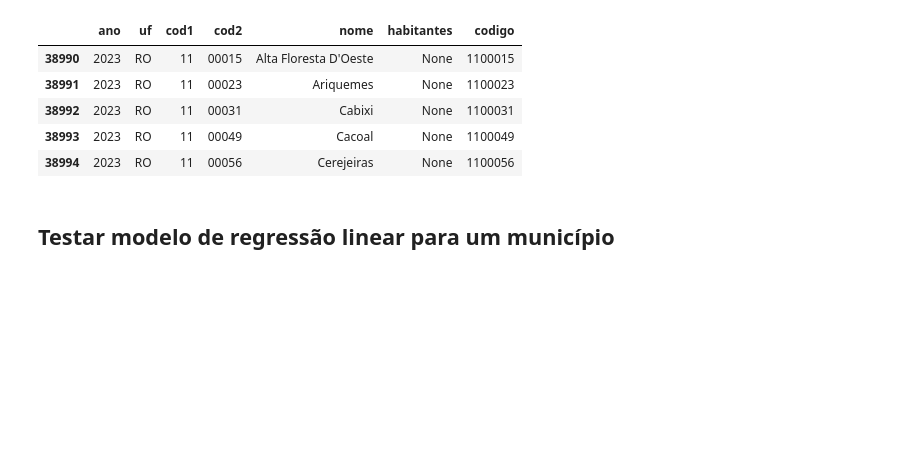
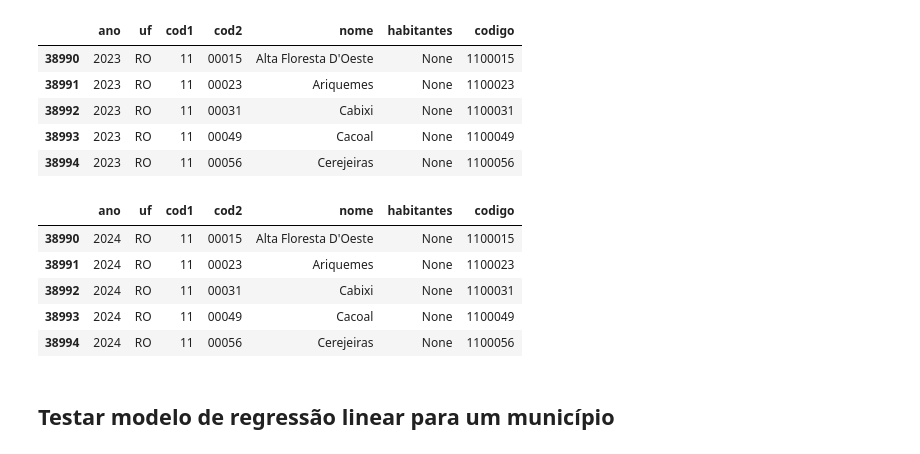
Before and after one commit to hjort/populacao-municipal, a Jupyter notebook: 11-projetar-populacao-proximos-anos.ipynb, the cells around one changed output. Drawn from its saved outputs; the diff is of its cells as text; code cells hidden in the pictures; blank space fills up the shorter version.

```diff
--- a/11-projetar-populacao-proximos-anos.ipynb
+++ b/11-projetar-populacao-proximos-anos.ipynb
@@ -85,6 +85,17 @@ dados_prox2.head()
 | 38992 | 2023 | RO | 11 | 00031 | Cabixi | None | 1100031 |
 | 38993 | 2023 | RO | 11 | 00049 | Cacoal | None | 1100049 |
 | 38994 | 2023 | RO | 11 | 00056 | Cerejeiras | None | 1100056 |
+# %%
+dados_prox3 = dados_prox.copy()
+dados_prox3['ano'] = dados_prox3['ano'] + 2
+dados_prox3.head()
+# %% [output]
+|  | ano | uf | cod1 | cod2 | nome | habitantes | codigo |
+| 38990 | 2024 | RO | 11 | 00015 | Alta Floresta D'Oeste | None | 1100015 |
+| 38991 | 2024 | RO | 11 | 00023 | Ariquemes | None | 1100023 |
+| 38992 | 2024 | RO | 11 | 00031 | Cabixi | None | 1100031 |
+| 38993 | 2024 | RO | 11 | 00049 | Cacoal | None | 1100049 |
+| 38994 | 2024 | RO | 11 | 00056 | Cerejeiras | None | 1100056 |
 # %% [markdown]
 ## Testar modelo de regressão linear para um município
 # %%
```
Also changed, not shown: parts of 5 cells of this notebook, 5 other files.
